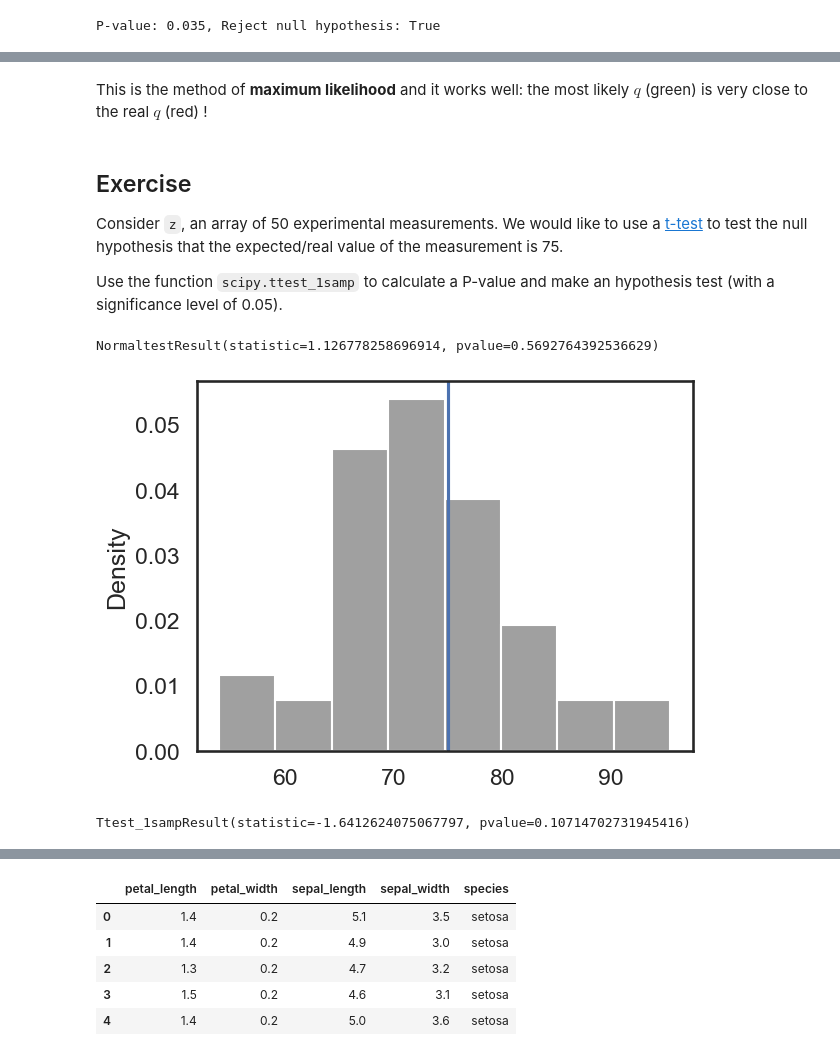
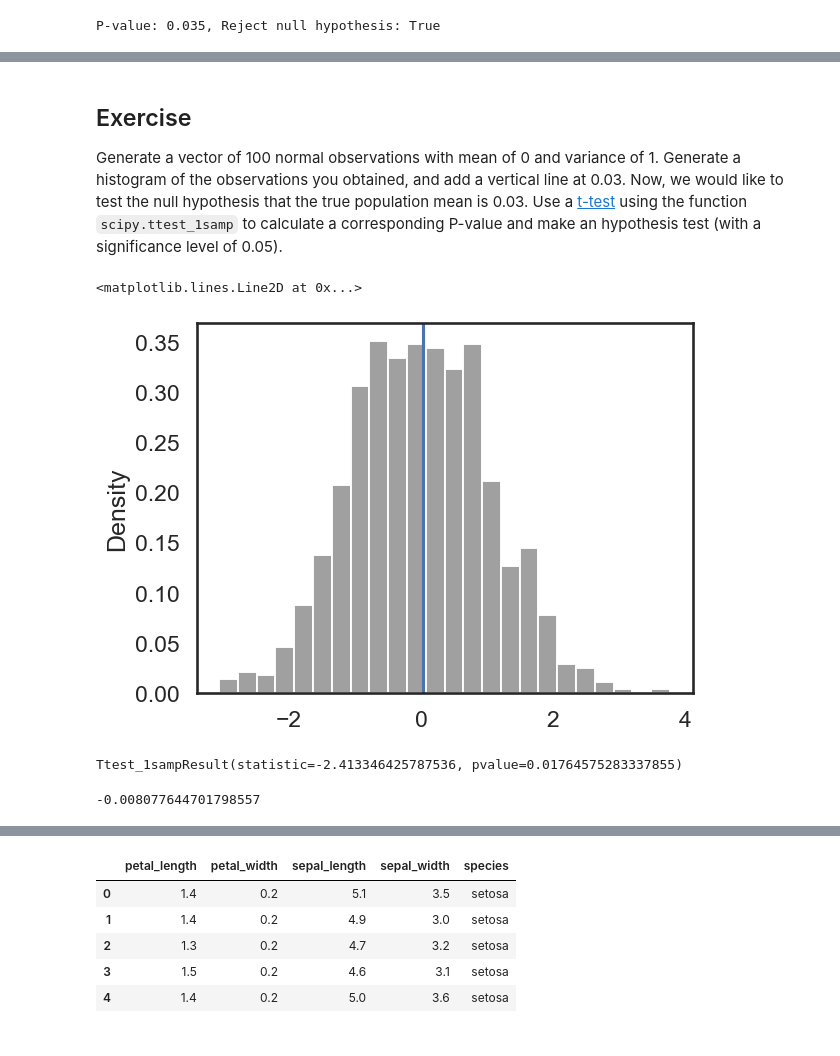
Before and after one commit to yoavram/PyDataSciBio, a Jupyter notebook: notebook_drafts/statistics_3.ipynb, the cells around one changed output, grey strips where cells are left out. Saved outputs shown, nothing was run; the diff lists cells and outputs as text; code cells hidden in the pictures.

```diff
--- a/notebook_drafts/statistics_3.ipynb
+++ b/notebook_drafts/statistics_3.ipynb
@@ -228,36 +130,26 @@ null q=0.5000 (black)
-# %% [markdown]
-This is the method of **maximum likelihood** and it works well: the most likely $q$ (green) is very close to the real $q$ (red) !
 # %% [markdown]
 ## Exercise
 
-Consider `z`, an array of 50 experimental measurements.
-We would like to use a [t-test](https://en.wikipedia.org/wiki/Student%27s_t-test) to test the null hypothesis that the expected/real value of the measurement is 75.
-
-Use the function `scipy.ttest_1samp` to calculate a P-value and make an hypothesis test (with a significance level of 0.05).
+Generate a vector of 100 normal observations with mean of 0 and variance of 1.
+Generate a histogram of the observations you obtained, and add a vertical line at 0.03.
+Now, we would like to test the null hypothesis that the true population mean is 0.03. Use a [t-test](https://en.wikipedia.org/wiki/Student%27s_t-test) using the function `scipy.ttest_1samp` to calculate a corresponding P-value and make an hypothesis test (with a significance level of 0.05).
-# %%
-z = np.array([ 65.53023244,  72.23747986,  73.01265677,  89.9351998 ,
-        70.6963815 ,  78.02590763,  81.2881422 ,  61.80569525,
-        65.93705786,  70.54059758,  77.49758326,  68.42851182,
-        68.55585283,  80.1871511 ,  74.65777598,  65.20851364,
-        68.50039697,  65.90256468,  73.32305696,  74.03947153,
-        77.1472388 ,  72.02604829,  82.7751142 ,  59.6132927 ,
-        55.048079  ,  70.01523156,  90.5524559 ,  73.56715484,
-        65.19466857,  76.66137409,  71.11086989,  58.7251773 ,
-        53.9227519 ,  78.80348065,  65.70707516,  71.64598738,
-        78.4655557 ,  68.55593575,  95.4389177 ,  65.28104808,
-        79.67603416,  73.25855752,  67.59741922,  88.1492883 ,
-        83.2779776 ,  80.9657968 ,  72.18488899,  76.23291307,
-        76.50505861,  76.31360889])
-sns.histplot(z, kde=False, stat="density", color = "grey")
-plt.axvline(75)
-scipy.stats.normaltest(z)
-# %% [output]
-NormaltestResult(statistic=1.126778258696914, pvalue=0.5692764392536629)
-[figure, removed]
+# %%
+mu, sigma = 0, 1
+s = np.random.normal(mu, sigma, 1000)
+sns.histplot(s, kde=False, stat="density", color = "grey")
+plt.axvline(0.03)
+#scipy.stats.normaltest(z)
+# %% [output]
+<matplotlib.lines.Line2D at 0x...>
+[figure, added]
 # %%
-scipy.stats.ttest_1samp(z,75)
+scipy.stats.ttest_1samp(s,0.01)
 # %% [output]
-Ttest_1sampResult(statistic=-1.6412624075067797, pvalue=0.10714702731945416)
+Ttest_1sampResult(statistic=-2.413346425787536, pvalue=0.01764575283337855)
+# %%
+np.mean(s)#/np.std(s)
+# %% [output]
+-0.008077644701798557
 # %% [markdown]
 # Correlation, Anova and basic linear regression model
 
```
Also changed, not shown: parts of 16 cells of this notebook.
